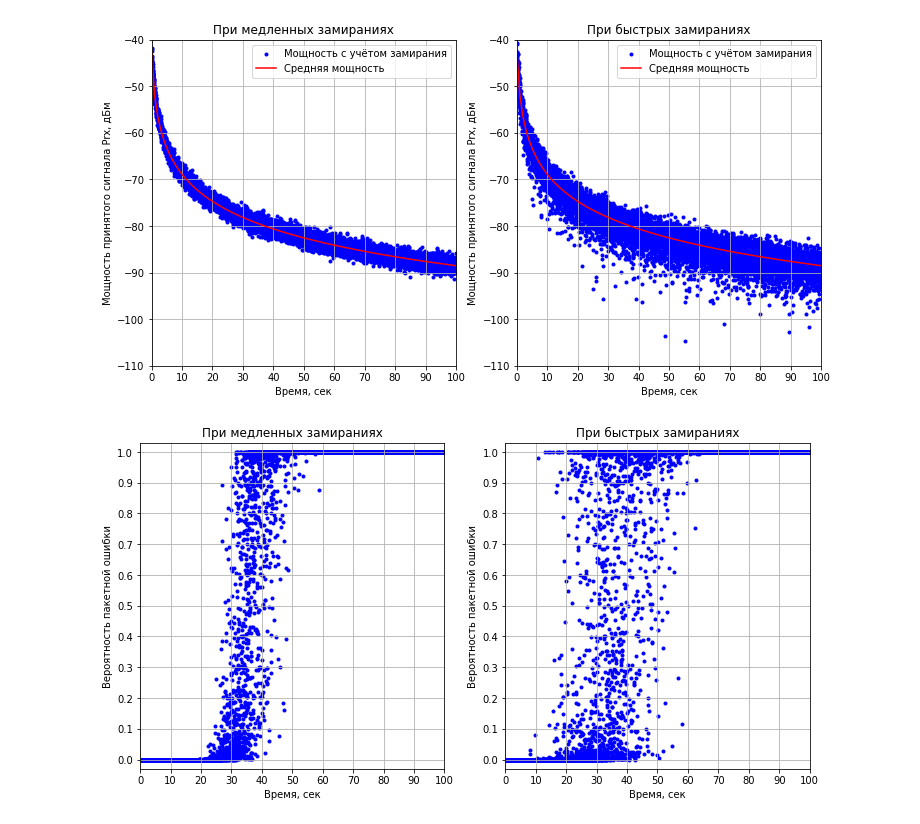
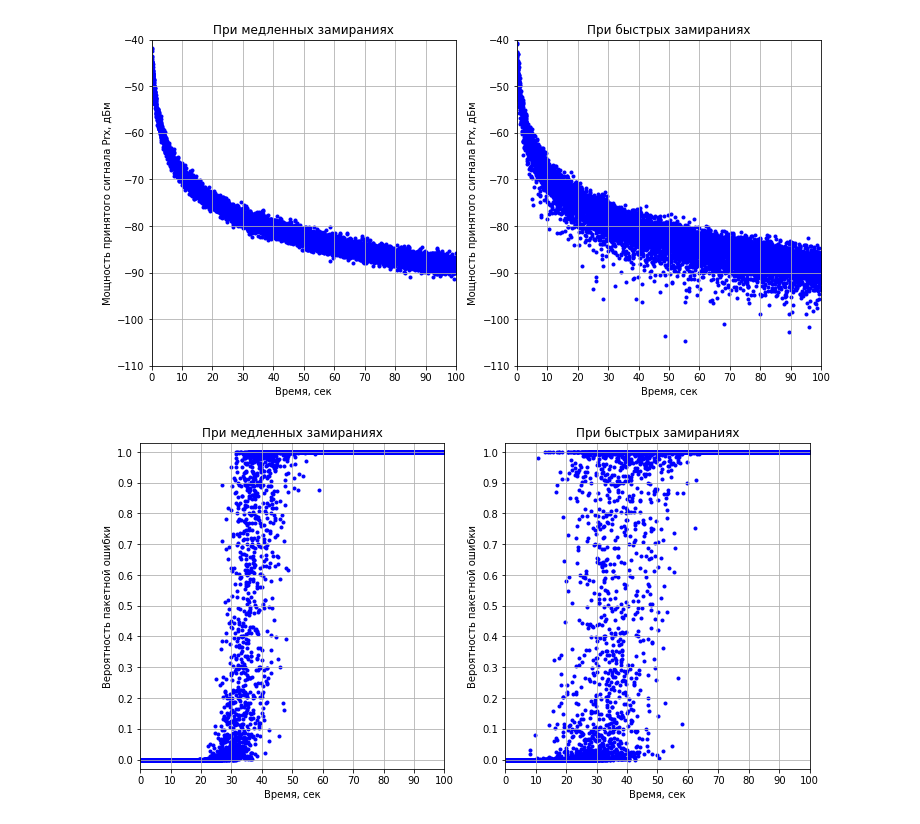
Before and after one commit to bringmetohappiness/IU3-Wireless-Technologies-in-Information-Systems, a Jupyter notebook: Lab2/default plots.ipynb, the cells around one changed output. Saved outputs shown, nothing was run; the diff lists cells and outputs as text; code cells hidden in the pictures.

```diff
--- a/Lab2/default plots.ipynb
+++ b/Lab2/default plots.ipynb
@@ -52,44 +45,36 @@ ln_reception_powers = [Vt_to_dBm(i) for i in ln_reception_powers]
 r_reception_power_df = pd.read_csv(R_RECEPTION_POWER_PATH, header=None)
 r_times = r_reception_power_df[0].tolist()
 r_reception_powers = r_reception_power_df[1].tolist()
 r_reception_powers = [Vt_to_dBm(i) for i in r_reception_powers]
-# аналитически рассчитанные
-p_rx = [P_rx(i) for i in range(101)]
-p_rx = [Vt_to_dBm(i) for i in p_rx]
-times = [i for i in range(101)]
 
 
 x_ticks = [0, 10, 20, 30, 40, 50, 60, 70, 80, 90, 100]
 y_ticks = [-40, -50, -60, -70, -80, -90, -100, -110]
 
 fig, axes = plt.subplots(1, 2, figsize=(12, 6))
 axes[0].set_title('При медленных замираниях')
-axes[0].scatter(ln_times, ln_reception_powers, marker='.', color='blue', label='Мощность с учётом замирания')
-axes[0].plot(times, p_rx, color='red', label='Средняя мощность')
+axes[0].scatter(ln_times, ln_reception_powers, marker='.', color='blue')
 axes[0].grid(True)
 axes[0].set_xlim(0, 100)
 axes[0].set_ylim(-90, -40)
 axes[0].set_xticks(x_ticks)
 axes[0].set_yticks(y_ticks)
-axes[0].legend()
 axes[0].set_xlabel('Время, сек')
 axes[0].set_ylabel('Мощность принятого сигнала Prx, дБм')
 
 axes[1].set_title('При быстрых замираниях')
-axes[1].scatter(r_times, r_reception_powers, marker='.', color='blue', label='Мощность с учётом замирания')
-axes[1].plot(times, p_rx, color='red', label='Средняя мощность')
+axes[1].scatter(r_times, r_reception_powers, marker='.', color='blue')
 axes[1].grid(True)
 axes[1].set_xlim(0, 100)
 axes[1].set_ylim(-90, -40)
 axes[1].set_xticks(x_ticks)
 axes[1].set_yticks(y_ticks)
-axes[1].legend()
 axes[1].set_xlabel('Время, сек')
 axes[1].set_ylabel('Мощность принятого сигнала Prx, дБм')
 
 plt.show()
 # %% [output]
-[figure, old version]
+[figure, new version]
 # %%
 # полученные LogNormal
 ln_bit_error_rate_df = pd.read_csv(LN_PACKET_ERROR_RATE_PATH, header=None)
```
Also changed, not shown: parts of 2 cells of this notebook, 3 other files.
